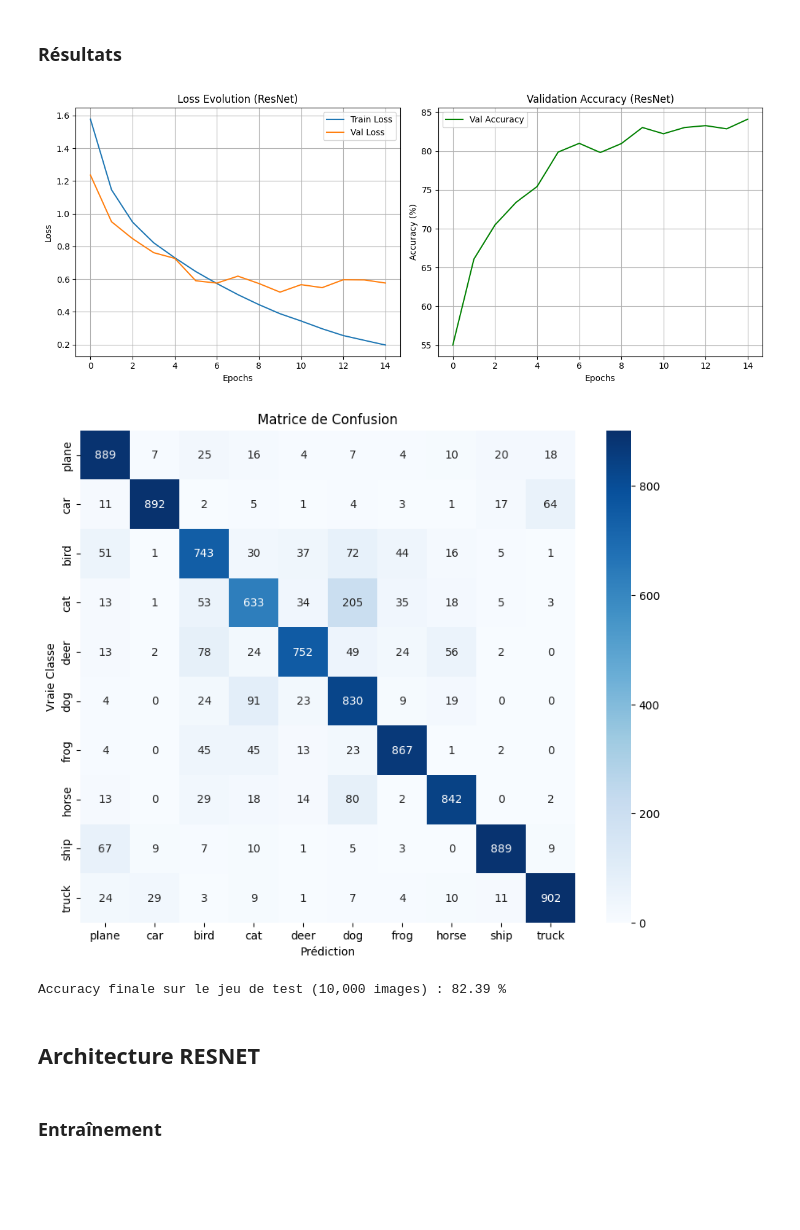
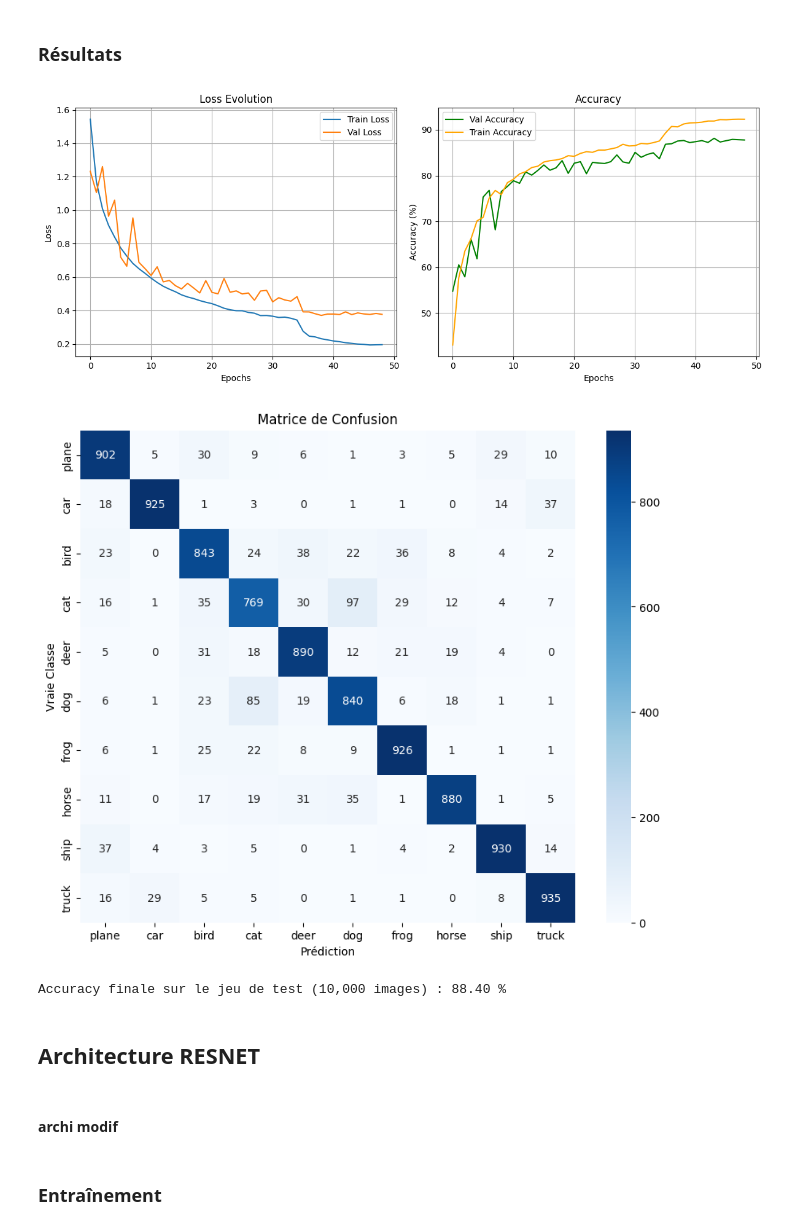
Before and after one commit to dchrn7/Hddl_7, a Jupyter notebook: HDDL_Samba.ipynb, the cells around one changed output. Saved outputs shown, nothing was run; the diff lists cells and outputs as text; code cells hidden in the pictures; blank space fills up the shorter version.

```diff
--- a/HDDL_Samba.ipynb
+++ b/HDDL_Samba.ipynb
@@ -78,6 +80,7 @@ def train_model(model, train_loader, val_loader, epochs, patience=5):
 
     train_losses = []
     val_losses = []
+    train_accuracies = []
     val_accuracies = []
 
     best_val_loss = float('inf')
@@ -85,7 +88,8 @@ def train_model(model, train_loader, val_loader, epochs, patience=5):
     best_model_wts = copy.deepcopy(model.state_dict())
 
     start_time = time.time()
-
+    total = 0
+    correct = 0
     for epoch in range(epochs):
         # Entraînement
         model.train()
@@ -95,6 +99,10 @@ def train_model(model, train_loader, val_loader, epochs, patience=5):
 
             optimizer.zero_grad()
             outputs = model(inputs)
+            _, predicted = torch.max(outputs.data, 1)
+            total += labels.size(0)
+            correct += (predicted == labels).sum().item()
+
             loss = criterion(outputs, labels)
             loss.backward()
             optimizer.step()
@@ -103,6 +111,8 @@ def train_model(model, train_loader, val_loader, epochs, patience=5):
 
         avg_train_loss = running_loss / len(train_loader)
         train_losses.append(avg_train_loss)
+        train_acc = 100 * correct / total
+        train_accuracies.append(train_acc)
 
         # Validation
         model.eval()
@@ -122,13 +132,14 @@ def train_model(model, train_loader, val_loader, epochs, patience=5):
 
         avg_val_loss = val_running_loss / len(val_loader)
         val_acc = 100 * correct / total
-
+        scheduler.step(avg_val_loss)
         val_losses.append(avg_val_loss)
         val_accuracies.append(val_acc)
 
         print(f"Epoch [{epoch+1}/{epochs}] "
               f"Train Loss: {avg_train_loss:.4f} | "
               f"Val Loss: {avg_val_loss:.4f} | "
+              f"Train Acc: {train_acc:.2f}% | "
               f"Val Acc: {val_acc:.2f}%")
 
         # Early Stopping
@@ -146,12 +157,12 @@ def train_model(model, train_loader, val_loader, epochs, patience=5):
     print(f"Temps total d'entraînement : {total_time:.2f}s")
     model.load_state_dict(best_model_wts)
 
-    return train_losses, val_losses, val_accuracies
+    return train_losses, val_losses, train_accuracies, val_accuracies
 
 
 
 def plot_training_results(history):
-    train_losses, val_losses, val_accuracies = history
+    train_losses, val_losses, train_accuracies , val_accuracies = history
 
     plt.figure(figsize=(12, 5))
 
@@ -168,7 +179,9 @@ def plot_training_results(history):
     # Courbe d'Accuracy
     plt.subplot(1, 2, 2)
     plt.plot(val_accuracies, label='Val Accuracy', color='green')
-    plt.title('Validation Accuracy')
+    plt.plot(train_accuracies, label='Train Accuracy', color='orange')
+    plt.plot()
+    plt.title('Accuracy')
     plt.xlabel('Epochs')
     plt.ylabel('Accuracy (%)')
     plt.legend()
@@ -187,8 +200,13 @@ learning_rate = 0.001
 epochs = 10
 
 transform_train = transforms.Compose([
+    transforms.RandomCrop(32, padding=4), # data augmentation : recadrage aléatoire avec padding de 4 pixels
+    transforms.RandomHorizontalFlip(p=0.5), # data augmentation : retournement horizontal aléatoire
+    transforms.RandomCrop(32, padding=4), # data augmentation : recadrage aléatoire avec padding de 4 pixels
+    transforms.ColorJitter(brightness=0.2, contrast=0.2, saturation=0.1), # data augmentation : modification aléatoire de la luminosité, contraste et saturation
     transforms.ToTensor(), # img classique codée entre 0 et 255, ici on divise par 255 pour avoir entre 0 et 1 (meilleur pour l'apprentissage)
     transforms.Normalize((0.4914, 0.4822, 0.4465), (0.2023, 0.1994, 0.2010)) # apprentissage rapide si les données ont m=0 et sigma proche de 1 (mR, mG, mB),(sigmaR, sigmaG, sigmaB)
+
 ])
 
 transform_test = transforms.Compose([
@@ -272,11 +290,12 @@ class VGG(nn.Module):
 
         # Classifieur : Fully Connected
         self.classifier = nn.Sequential(
+            nn.AdaptiveAvgPool2d((1, 1)), # transforme (batch_size, 256, 4, 4) en (batch_size, 256, 1, 1)
             nn.Flatten(),
-            nn.Linear(256 * 4 * 4, 512),
-            nn.ReLU(inplace=True),
+            #nn.Linear(256 * 8 * 8, 512),
+            #nn.ReLU(inplace=True),
             nn.Dropout(0.5),
-            nn.Linear(512, num_classes)
+            nn.Linear(256, num_classes)
         )
 
     def forward(self, x):
@@ -292,8 +311,9 @@ Nombre de paramètres : 2640010
 ### Entraînement
 # %%
 criterion = nn.CrossEntropyLoss()
-optimizer = optim.Adam(vgg.parameters(), lr=learning_rate)
-history_vgg = train_model(vgg, trainloader, valloader, epochs=20, patience=5)
+optimizer = optim.Adam(vgg.parameters(), lr=learning_rate, weight_decay=1e-4) #pénalité L2 pour éviter l'overfitting
+scheduler = ReduceLROnPlateau(optimizer, mode='min', factor=0.1, patience=3)
+history_vgg = train_model(vgg, trainloader, valloader, epochs=50, patience=10)
 
 
 import os
@@ -307,13 +345,15 @@ print(f"Modèle sauvegardé avec succès ici : {save_path}")
 # %%
 plot_training_results(history_vgg)
 plot_confusion_matrix(vgg, testloader, classes)
-evaluate_test_accuracy(v_gg, testloader, device)
+evaluate_test_accuracy(vgg, testloader, device)
 # %% [output]
-[figure, old version]
+[figure, new version]
-[figure, old version]
+[figure, new version]
-Accuracy finale sur le jeu de test (10,000 images) : 82.39 %
+Accuracy finale sur le jeu de test (10,000 images) : 88.40 %
 # %% [markdown]
 ## Architecture RESNET
+# %% [markdown]
+#### archi modif
 # %%
 class ResidualBlock(nn.Module):
     def __init__(self, in_channels, out_channels, stride=1):
```
Also changed, not shown: parts of 15 cells of this notebook.
